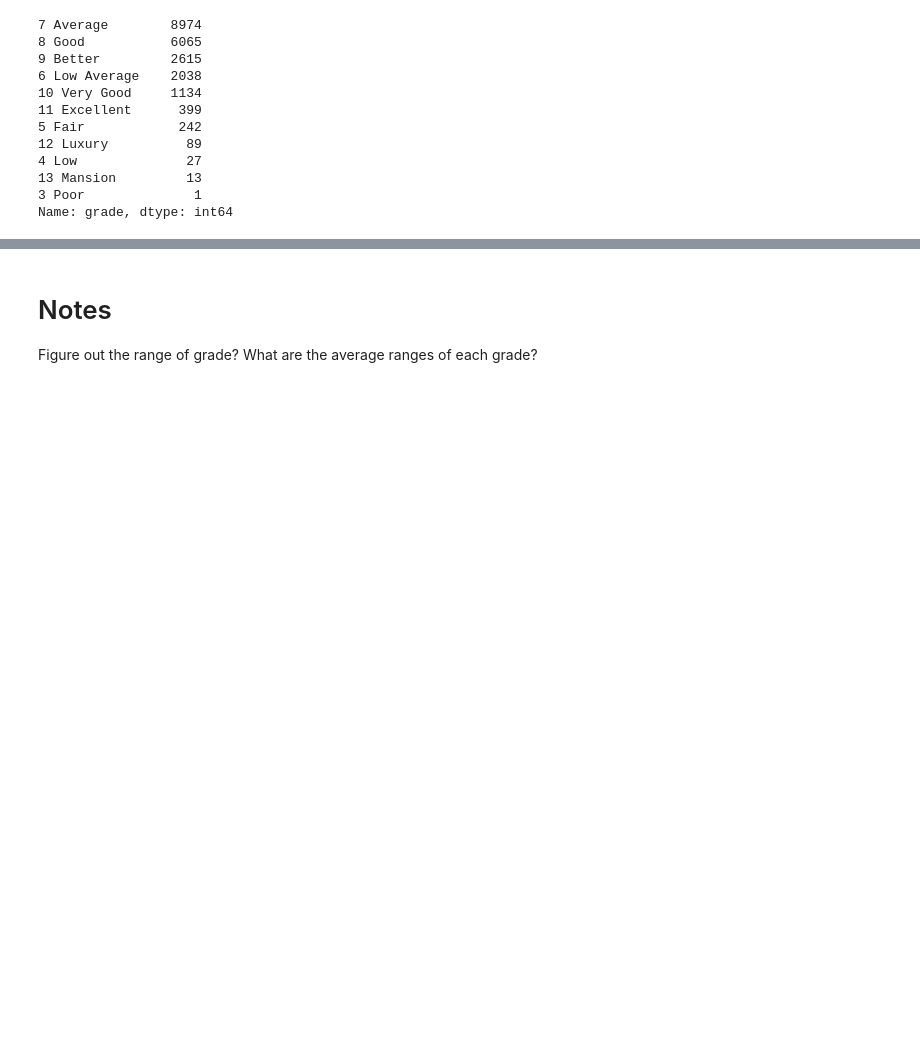
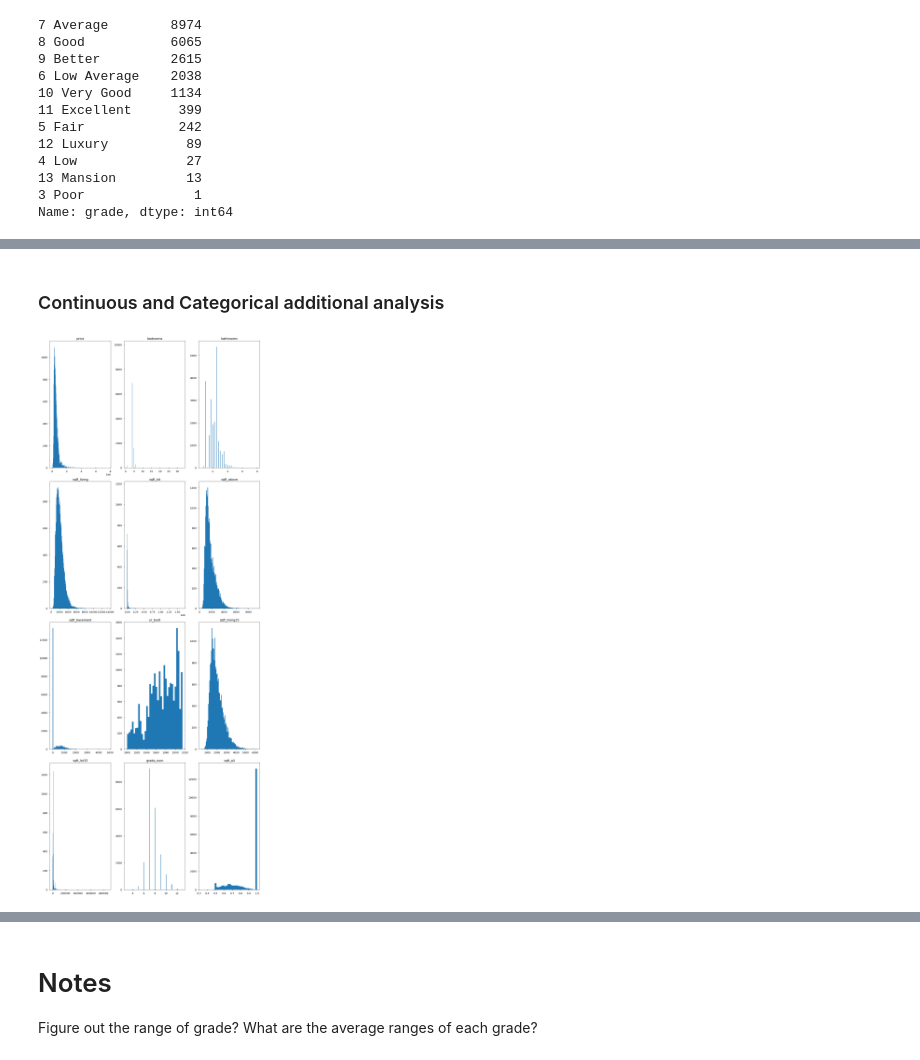
Before and after one commit to heathlikethecandybar/dsc-phase-2-project-v2-3, a Jupyter notebook: student.ipynb, the cells around one changed output, grey strips where cells are left out. Saved outputs shown, nothing was run; the diff lists cells and outputs as text; code cells hidden in the pictures; blank space fills up the shorter version.

Commit message:
Cleaning updates and further EDA

```diff
--- a/student.ipynb
+++ b/student.ipynb
@@ -179,3 +170,7 @@ Name: yr_frm_btr, Length: 104, dtype: int64
+# %%
+# Dropping the yr_renovated column.  Don't necessarily need it right now
+
+df_clean = df_clean.drop('yr_renovated', axis = 1)
 # %%
 df_clean.info()
 # %% [output]
@@ -259,0 +277,8 @@ memory usage: 3.0+ MB
+# %%
+# Building ratio for living square footage to # of bedrooms.
+
+df_clean.loc[:,'sqft_l/b'] = (
+    round(df_clean['sqft_living'] / df_clean['bedrooms'],2)
+    )
+
+df_clean.head()
@@ -280,0 +339,12 @@ dtype: bool
+# %%
+# OHE categoricals final categoricals
+
+categoricals = ['condition', 'grade_cat']
+
+dummies = pd.get_dummies(df_clean[categoricals], prefix=categoricals, drop_first=True)
+
+df_preprocessed = df_clean.drop(categoricals, axis=1)
+
+df_clean = pd.concat([df_preprocessed, dummies], axis=1)
+
+df_clean.head()
@@ -280,0 +359,7 @@ dtype: bool
+# %%
+# Cleaning final sqft_basement column, and dropping the date/ id column for now
+
+df_clean = df_clean.drop('date', axis=1)
+df_clean = df_clean.drop('id', axis=1)
+df_clean['sqft_basement'] = df_clean['sqft_basement'].astype(float)
+df_clean.info()
@@ -280,0 +401,18 @@ dtype: bool
+# %% [markdown]
+### Continuous and Categorical additional analysis
+# %%
+# Identifying the categorical and continuous data by looking at unique values
+
+cat_data = df_clean.loc[:, ((df_clean.dtypes != 'object') & (df_clean.nunique() > 10))]
+
+fig, axes = plt.subplots(nrows=(cat_data.shape[1] // 3), ncols=3, figsize=(16,40))
+
+categoricals = [column for column in cat_data.columns if column != 'Id']
+
+for col, ax in zip(categoricals, axes.flatten()):
+    ax.hist(df_clean[col].dropna(), bins='auto')
+    ax.set_title(col)
+
+fig.tight_layout()
+# %% [output]
+[figure, added]
```
Also changed, not shown: parts of 42 cells of this notebook.
